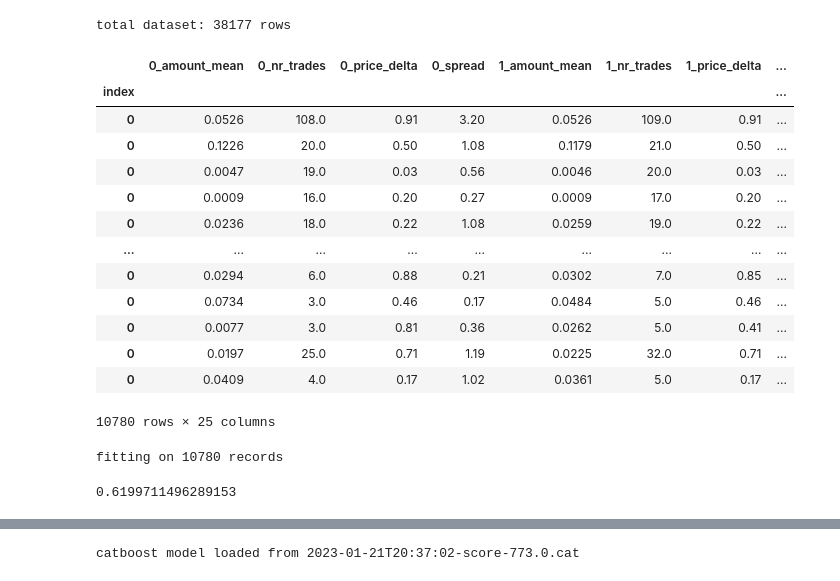
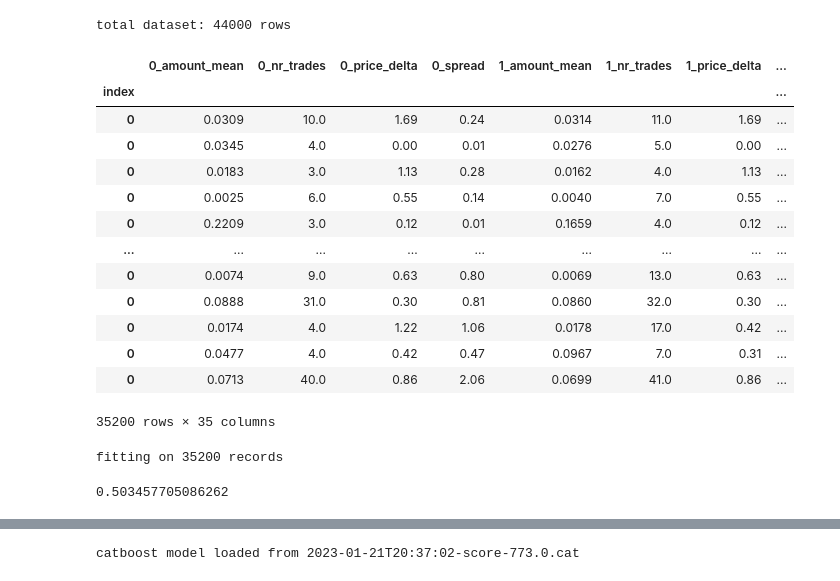
Before and after one commit to kjozsa/spreadsurfer, a Jupyter notebook: train_pipeline.ipynb, the cells around one changed output, grey strips where cells are left out. Drawn from its saved outputs; the diff is of its cells as text; code cells hidden in the pictures.

```diff
--- a/train_pipeline.ipynb
+++ b/train_pipeline.ipynb
@@ -1,62 +1,60 @@
 # %%
+import pandas as pd
+from sklearn.model_selection import train_test_split
 from sklearn.pipeline import Pipeline
-from sklearn.base import BaseEstimator
-from sklearn.base import TransformerMixin
-from sklearn.model_selection import train_test_split
-import pandas as pd
-
 
 df = pd.read_parquet('./data')
 print(f'total dataset: {len(df)} rows')
 
 ## filters
-df = df[df['stabilized_spread'] < 10] # nem tul nagy spread
-df = df[df['stabilized_spread'] > 0.2] # nem tul nagy spread
-df = df[abs(df['last_price_delta_since_stabilized']) > 0.5]
-df = df[abs(df['last_price_delta_since_stabilized']) < 12]
+# df = df[df['stabilized_spread'] < 10]  # nem tul nagy spread
+# df = df[df['stabilized_spread'] > 0.2]  # nem tul nagy spread
+# df = df[abs(df['last_price_delta_since_stabilized']) > 0.1]
+# df = df[abs(df['last_price_delta_since_stabilized']) < 8]
 
-## df = df[df['stabilized_amount_mean'] < 0.4]  # nem tul nagy tradek
-## df = df[df['stabilized_nr_trades'] < 300]  # nem tul sok trade
+# df = df[df['stabilized_amount_mean'] < 0.4]  # nem tul nagy tradek
+# df = df[df['stabilized_nr_trades'] < 300]  # nem tul sok trade
 
 df.sort_index(axis=1, inplace=True)
 
 y = df['last_price_delta_since_stabilized']
 X = df.drop('last_price_delta_since_stabilized', axis=1)
 
 X_train, X_valid, y_train, y_valid = train_test_split(X, y, train_size=0.8, test_size=0.2, random_state=0)
 X_train
 # %% [output]
-total dataset: 38177 rows
+total dataset: 44000 rows
 |  | 0_amount_mean | 0_nr_trades | 0_price_delta | 0_spread | 1_amount_mean | 1_nr_trades | 1_price_delta | ... |
 | index |  |  |  |  |  |  |  | ... |
-| 0 | 0.0526 | 108.0 | 0.91 | 3.20 | 0.0526 | 109.0 | 0.91 | ... |
-| 0 | 0.1226 | 20.0 | 0.50 | 1.08 | 0.1179 | 21.0 | 0.50 | ... |
-| 0 | 0.0047 | 19.0 | 0.03 | 0.56 | 0.0046 | 20.0 | 0.03 | ... |
-| 0 | 0.0009 | 16.0 | 0.20 | 0.27 | 0.0009 | 17.0 | 0.20 | ... |
-| 0 | 0.0236 | 18.0 | 0.22 | 1.08 | 0.0259 | 19.0 | 0.22 | ... |
+| 0 | 0.0309 | 10.0 | 1.69 | 0.24 | 0.0314 | 11.0 | 1.69 | ... |
+| 0 | 0.0345 | 4.0 | 0.00 | 0.01 | 0.0276 | 5.0 | 0.00 | ... |
+| 0 | 0.0183 | 3.0 | 1.13 | 0.28 | 0.0162 | 4.0 | 1.13 | ... |
+| 0 | 0.0025 | 6.0 | 0.55 | 0.14 | 0.0040 | 7.0 | 0.55 | ... |
+| 0 | 0.2209 | 3.0 | 0.12 | 0.01 | 0.1659 | 4.0 | 0.12 | ... |
 | ... | ... | ... | ... | ... | ... | ... | ... | ... |
-| 0 | 0.0294 | 6.0 | 0.88 | 0.21 | 0.0302 | 7.0 | 0.85 | ... |
-| 0 | 0.0734 | 3.0 | 0.46 | 0.17 | 0.0484 | 5.0 | 0.46 | ... |
-| 0 | 0.0077 | 3.0 | 0.81 | 0.36 | 0.0262 | 5.0 | 0.41 | ... |
-| 0 | 0.0197 | 25.0 | 0.71 | 1.19 | 0.0225 | 32.0 | 0.71 | ... |
-| 0 | 0.0409 | 4.0 | 0.17 | 1.02 | 0.0361 | 5.0 | 0.17 | ... |
+| 0 | 0.0074 | 9.0 | 0.63 | 0.80 | 0.0069 | 13.0 | 0.63 | ... |
+| 0 | 0.0888 | 31.0 | 0.30 | 0.81 | 0.0860 | 32.0 | 0.30 | ... |
+| 0 | 0.0174 | 4.0 | 1.22 | 1.06 | 0.0178 | 17.0 | 0.42 | ... |
+| 0 | 0.0477 | 4.0 | 0.42 | 0.47 | 0.0967 | 7.0 | 0.31 | ... |
+| 0 | 0.0713 | 40.0 | 0.86 | 2.06 | 0.0699 | 41.0 | 0.86 | ... |
-10780 rows × 25 columns
+35200 rows × 35 columns
 # %%
 from spreadsurfer.price_engine import FeatureEngineer
 from catboost import CatBoostRegressor
+
 # from sklearn.ensemle import RandomForestRegressor
 
-model = CatBoostRegressor(learning_rate=0.007, depth=7, loss_function='RMSE', random_state=0, verbose=False, iterations=1500)
+model = CatBoostRegressor(learning_rate=0.015, depth=7, loss_function='RMSE', random_state=0, verbose=False, iterations=1500)
 
 pipeline = Pipeline(steps=[
     ('preprocessor', FeatureEngineer()),
     # ('model', RandomForestRegressor(n_estimators=50, random_state=0))
-    ('model',  model)
+    ('model', model)
 ])
 
 pipeline.fit(X_train, y_train)
 score = pipeline.score(X_valid, y_valid)
 display(score)
 # %% [output]
-fitting on 10780 records
+fitting on 35200 records
-0.6199711496289153
+0.503457705086262
```
Also changed, not shown: parts of 4 cells of this notebook, 4 other files.
